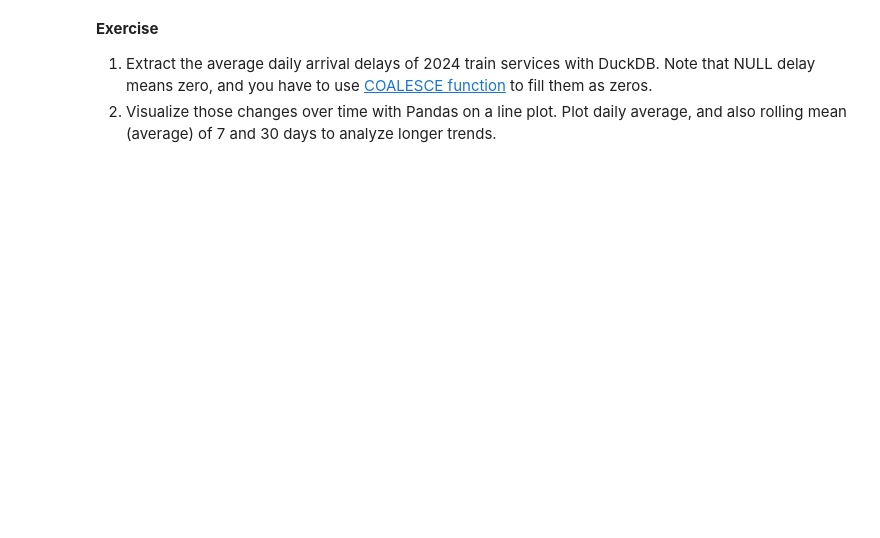
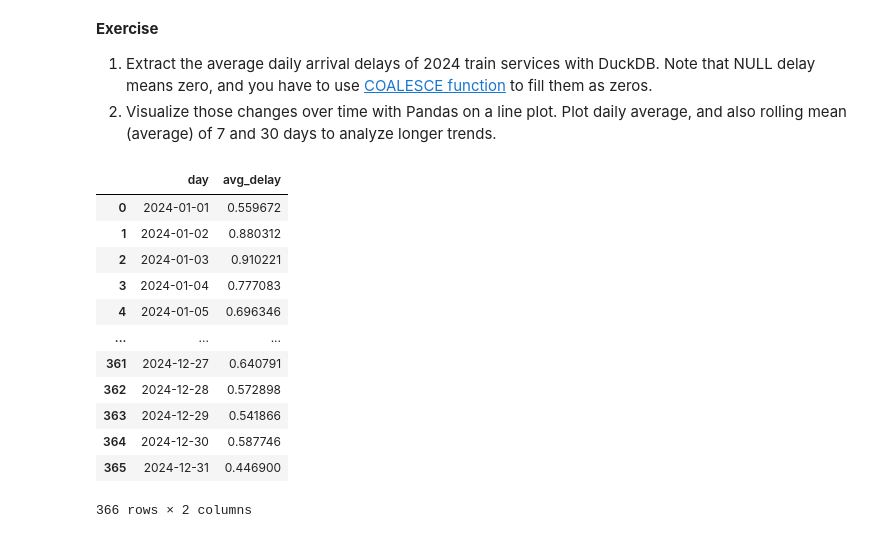
Before and after one commit to juliaryb/MLOps1, a Jupyter notebook: lab02/lab/notebook_02_duckdb.ipynb, the cells around one changed output. Drawn from its saved outputs; the diff is of its cells as text; code cells hidden in the pictures; blank space fills up the shorter version.

```diff
--- a/lab02/lab/notebook_02_duckdb.ipynb
+++ b/lab02/lab/notebook_02_duckdb.ipynb
@@ -617,0 +696,16 @@ df_disruptions_statistics.plot.barh(x="cause", y="cause_frequency")
+# %%
+daily_avg
+# %% [output]
+|  | day | avg_delay |
+| 0 | 2024-01-01 | 0.559672 |
+| 1 | 2024-01-02 | 0.880312 |
+| 2 | 2024-01-03 | 0.910221 |
+| 3 | 2024-01-04 | 0.777083 |
+| 4 | 2024-01-05 | 0.696346 |
+| ... | ... | ... |
+| 361 | 2024-12-27 | 0.640791 |
+| 362 | 2024-12-28 | 0.572898 |
+| 363 | 2024-12-29 | 0.541866 |
+| 364 | 2024-12-30 | 0.587746 |
+| 365 | 2024-12-31 | 0.446900 |
+366 rows × 2 columns
```
Also changed, not shown: parts of 10 cells of this notebook, 1 other file.
